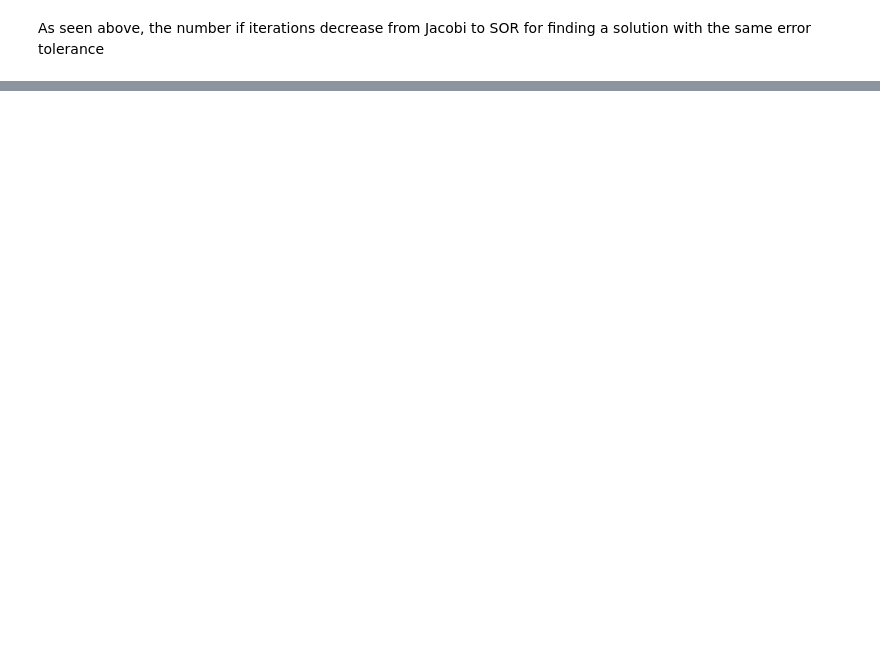
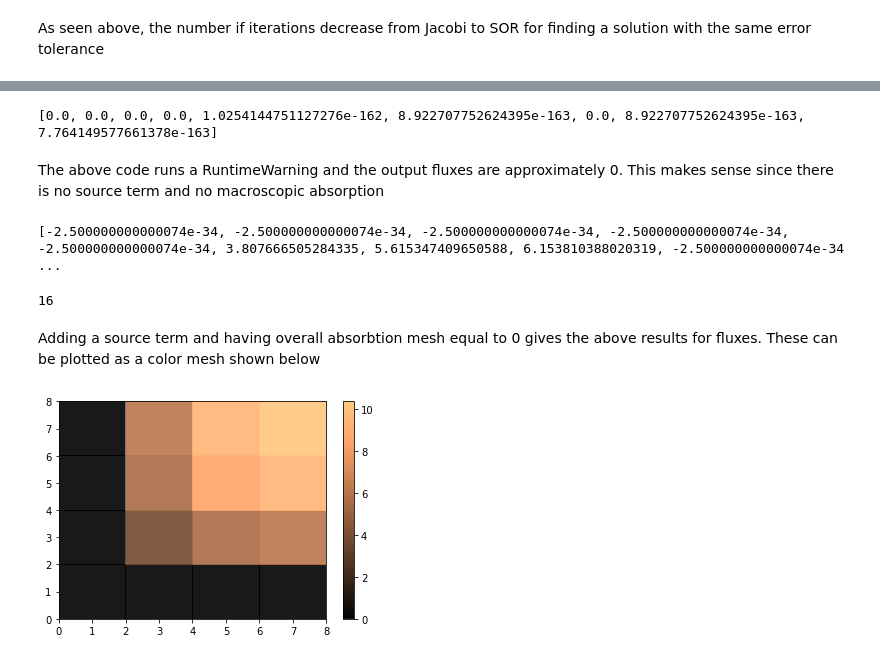
Before and after one commit to ashutoshbhadouria/NE155_FinalProject, a Jupyter notebook: 2Dtests.ipynb, the cells around one changed output, grey strips where cells are left out. Cells and saved outputs as stored; diff of their text form; code cells hidden in the pictures; blank space fills up the shorter version.

```diff
--- a/2Dtests.ipynb
+++ b/2Dtests.ipynb
@@ -76,0 +86,29 @@ As seen above, the number if iterations decrease from Jacobi to SOR for finding
+# %%
+iterations,fluxes = two_D_DEsolver(x_pos, y_pos, D_mesh, abs_mesh, source_mesh)
+print(fluxes)
+# %% [output]
+[0.0, 0.0, 0.0, 0.0, 1.0254144751127276e-162, 8.922707752624395e-163, 0.0, 8.922707752624395e-163, 7.764149577661378e-163]
+# %% [markdown]
+The above code runs a RuntimeWarning and the output fluxes are approximately 0. This makes sense since there is no source term and no macroscopic absorption
+# %%
+x_pos = np.array([1,3,5,7])
+y_pos = np.array([1,3,5,7])
+D_mesh = np.array([[1,1,1],[1,1,1],[1,1,1]])
+abs_mesh = np.array([[0,0,0],[0,0,0],[0,0,0]])
+source_mesh = np.array([[1,1,1],[1,1,1],[1,1,1]])
+iterations,fluxes = two_D_DEsolver(x_pos, y_pos, D_mesh, abs_mesh, source_mesh)
+print(fluxes)
+# %% [output]
+[-2.500000000000074e-34, -2.500000000000074e-34, -2.500000000000074e-34, -2.500000000000074e-34, -2.500000000000074e-34, 3.807666505284335, 5.615347409650588, 6.153810388020319, -2.500000000000074e-34 ...
+# %%
+len(fluxes)
+# %% [output]
+16
+# %% [markdown]
+Adding a source term and having overall absorbtion mesh equal to 0 gives the above results for fluxes. These can be plotted as a color mesh shown below
+# %%
+plt.set_cmap('copper')
+plt.pcolormesh(x_pos, y_pos,np.reshape(fluxes,(len(y_pos),len(x_pos))),shading="nearest",alpha=0.9)
+plt.colorbar();
+# %% [output]
+[figure, added]
```
Also changed, not shown: parts of 16 cells of this notebook.
